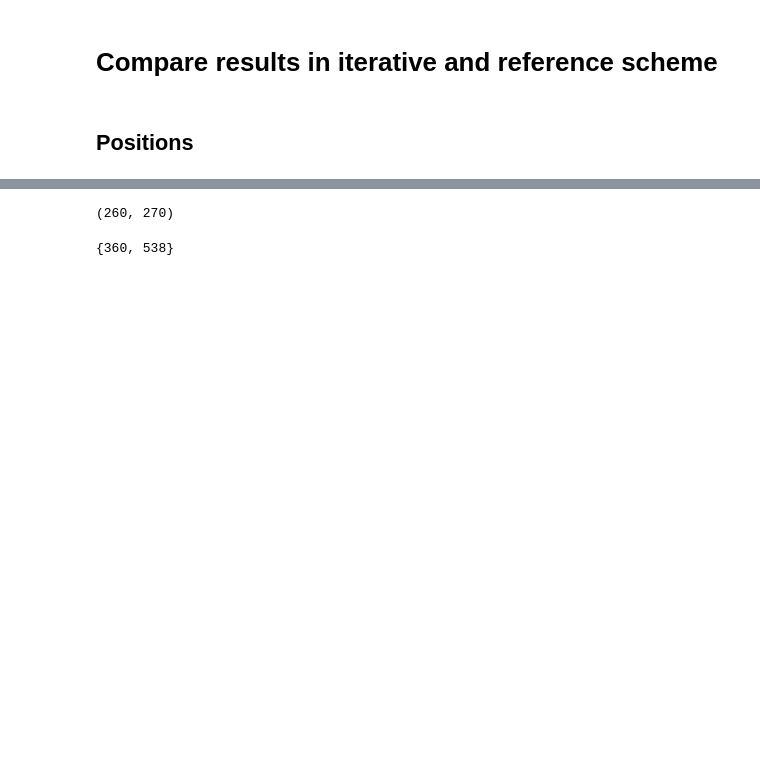
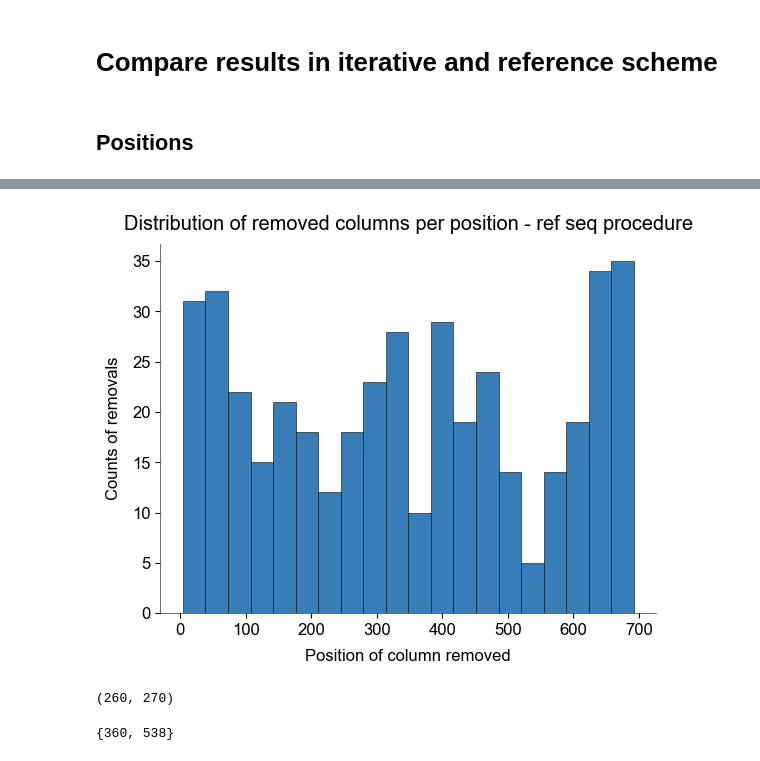
Before and after one commit to shoyip/SerProtAlign, a Jupyter notebook: notebooks/03_compact_ref.ipynb, the cells around one changed output, grey strips where cells are left out. Drawn from its saved outputs; the diff is of its cells as text; code cells hidden in the pictures; blank space fills up the shorter version.

```diff
--- a/notebooks/03_compact_ref.ipynb
+++ b/notebooks/03_compact_ref.ipynb
@@ -54,3 +61,12 @@ reference_pos = np.where(important_aa_mask == True)[0]
+# %%
+plt.figure()
+plt.title('Distribution of removed columns per position - ref seq procedure')
+plt.hist(np.where(important_aa_mask == False)[0], bins=20)
+plt.xlabel('Position of column removed')
+plt.ylabel('Counts of removals')
+plt.show()
+# %% [output]
+[figure, added]
 # %%
 len(iterative_pos), len(reference_pos)
 # %% [output]
```
Also changed, not shown: parts of 1 cell of this notebook, 1 other file.
